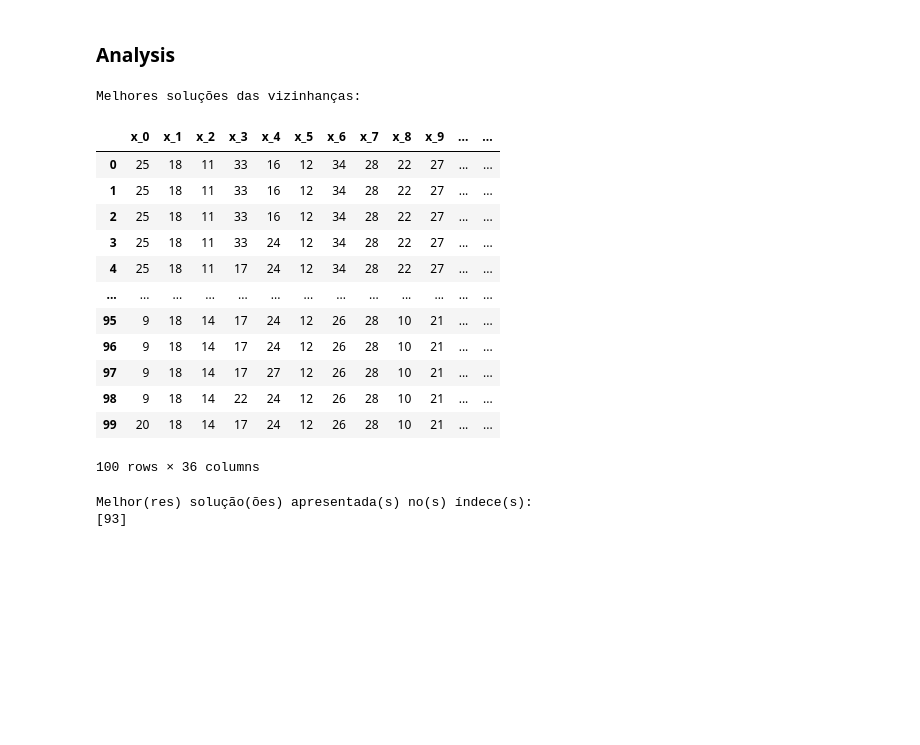
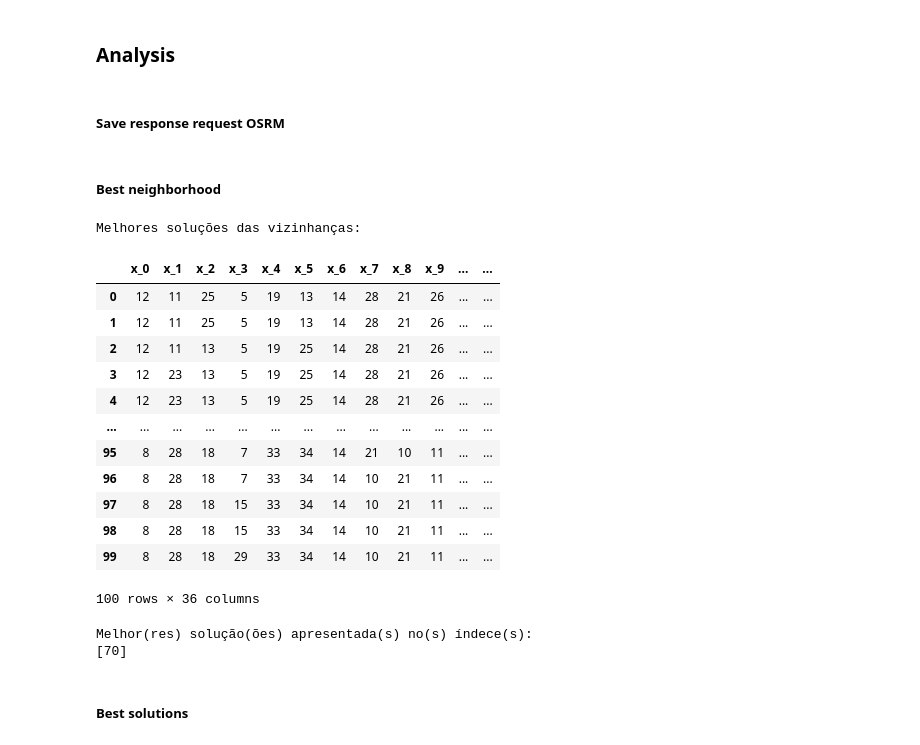
Before and after one commit to abner-lucas/Tabu-Search-CVRP, a Jupyter notebook: tabu_search_cvrp.ipynb, the cells around one changed output. Drawn from its saved outputs; the diff is of its cells as text; code cells hidden in the pictures; blank space fills up the shorter version.

Commit message:
execução de teste

```diff
--- a/tabu_search_cvrp.ipynb
+++ b/tabu_search_cvrp.ipynb
@@ -65,6 +65,7 @@ class TabuSearch:
         self.best_solutions = pd.DataFrame(columns=[f"x_{i}" for i in range(len(self.depot_net.deliveries))]+["y"])
         self.best_neighborhood = pd.DataFrame(columns=[f"x_{i}" for i in range(len(self.depot_net.deliveries))]+["y"])
         self.tabu_list = []
+        self.run()
 
     def generate_solution_initial(self):
         n = len(self.depot_net.deliveries)
@@ -123,7 +124,7 @@ class TabuSearch:
         neighbors = []
         neighbors_cost = []
         for _ in range(self.n_neighbors):
-            neighbor = self.swap(self.best_solution.copy())
+            neighbor = self.swap(self.solution.copy())
             while neighbor in neighbors:
                 neighbor = self.swap(self.solution.copy())
             neighbor_cost = self.solution_cost(neighbor)
@@ -149,6 +150,7 @@ class TabuSearch:
             self.solution = neighbors[0]
             #print(f'Mudou para melhor na iteração {iteration}')
             self.best_solution = neighbors[0]
+            self.udpate_best_neighborhood(neighbors[0], neighbors_cost[0])
         else:
             for l in range(self.n_neighbors):
                 indexs_swap = self.diference_solutions(self.solution, neighbors[l])
@@ -160,28 +162,38 @@ class TabuSearch:
                     self.tabu_list.append(indexs_swap)
                     self.solution = neighbors[l]
                     #print(f'Mudou para pior na iteração {iteration}')
+                    self.udpate_best_neighborhood(neighbors[l], neighbors_cost[l])
                     break
-        self.udpate_best_neighborhood(neighbors[0], neighbors_cost[0])
+
+    def progress_bar(self, i):
+        clear_output(wait=True)
+        pc = int(i/self.max_iterations*100)
+        logic_char = 0 if i == 1 else int(pc/2)
+        print(f"Executando iteração {i}/{self.max_iterations}:|{'█' * logic_char + '.' * (50 - logic_char)}|{pc}%",
+              end='\r', flush=True)
 
     def run(self):
         self.solution = self.generate_solution_initial()
         self.best_solution = self.solution
-        print(f'Solução inicial:\n{self.solution}{self.solution_cost(self.best_solution)}')
+        initial = [self.solution, self.solution_cost(self.solution)]
         for i in range(self.max_iterations):
-            print(f'Iteração {i+1}')
+            self.progress_bar(i+1)
             self.generate_neighbors(i)
             self.udpate_best_solutions(self.best_solution, self.solution_cost(self.best_solution))
-        print(f'Solução Final:\n{self.best_solution}{self.solution_cost(self.best_solution)}')
+        #limpar a tela
+        clear_output(wait=True)
+        print(f'Solução inicial:\n{initial[0]}\nCusto: {initial[1]}')
+        print(f'Após {i+1} iterações, temos:')
+        print(f'Solução Final:\n{self.best_solution}\nCusto: {self.solution_cost(self.best_solution)}')
 # %% [markdown]
 ### Run
 # %%
 depot_net = DepotNet(raw_data)
-max_iterations = 1000
-n_neighbors = 100
-tabu_list_size = 50
+max_iterations = 100
+n_neighbors = 10
+tabu_list_size = 5
 
+#Criar instância do algoritmo (com execução automática)
 tabu = TabuSearch(depot_net, max_iterations, n_neighbors, tabu_list_size)
-tabu.run()
-tabu.solution_cost(tabu.best_solution, save=True)
 # %% [output]
 Solução inicial:
@@ -205,32 +206,39 @@ Solução Final:
 # %% [markdown]
 ### Analysis
+# %% [markdown]
+##### Save response request OSRM
 # %%
 tabu.solution_cost(tabu.best_solution, save=True)
 
 with open('best_routes_cvrp.json', 'r') as outfile:
     data = json.load(outfile)
+# %% [markdown]
+##### Best neighborhood
 # %%
 print(f'Melhores soluções das vizinhanças:')
 display(tabu.best_neighborhood)
-index_best_neighborhood = tabu.best_neighborhood.loc[tabu.best_neighborhood["y"] == tabu.best_neighborhood["y"].min()].index
+best_cost_neighborhood = tabu.best_neighborhood["y"].min()
+index_best_neighborhood = tabu.best_neighborhood.loc[tabu.best_neighborhood["y"] == best_cost_neighborhood].index
 print(f'Melhor(res) solução(ões) apresentada(s) no(s) índece(s):\n{index_best_neighborhood.astype(int).tolist()}')
 # %% [output]
 Melhores soluções das vizinhanças:
 |  | x_0 | x_1 | x_2 | x_3 | x_4 | x_5 | x_6 | x_7 | x_8 | x_9 | ... | ... |
-| 0 | 25 | 18 | 11 | 33 | 16 | 12 | 34 | 28 | 22 | 27 | ... | ... |
-| 1 | 25 | 18 | 11 | 33 | 16 | 12 | 34 | 28 | 22 | 27 | ... | ... |
-| 2 | 25 | 18 | 11 | 33 | 16 | 12 | 34 | 28 | 22 | 27 | ... | ... |
-| 3 | 25 | 18 | 11 | 33 | 24 | 12 | 34 | 28 | 22 | 27 | ... | ... |
-| 4 | 25 | 18 | 11 | 17 | 24 | 12 | 34 | 28 | 22 | 27 | ... | ... |
+| 0 | 12 | 11 | 25 | 5 | 19 | 13 | 14 | 28 | 21 | 26 | ... | ... |
+| 1 | 12 | 11 | 25 | 5 | 19 | 13 | 14 | 28 | 21 | 26 | ... | ... |
+| 2 | 12 | 11 | 13 | 5 | 19 | 25 | 14 | 28 | 21 | 26 | ... | ... |
+| 3 | 12 | 23 | 13 | 5 | 19 | 25 | 14 | 28 | 21 | 26 | ... | ... |
+| 4 | 12 | 23 | 13 | 5 | 19 | 25 | 14 | 28 | 21 | 26 | ... | ... |
 | ... | ... | ... | ... | ... | ... | ... | ... | ... | ... | ... | ... | ... |
-| 95 | 9 | 18 | 14 | 17 | 24 | 12 | 26 | 28 | 10 | 21 | ... | ... |
-| 96 | 9 | 18 | 14 | 17 | 24 | 12 | 26 | 28 | 10 | 21 | ... | ... |
-| 97 | 9 | 18 | 14 | 17 | 27 | 12 | 26 | 28 | 10 | 21 | ... | ... |
-| 98 | 9 | 18 | 14 | 22 | 24 | 12 | 26 | 28 | 10 | 21 | ... | ... |
-| 99 | 20 | 18 | 14 | 17 | 24 | 12 | 26 | 28 | 10 | 21 | ... | ... |
+| 95 | 8 | 28 | 18 | 7 | 33 | 34 | 14 | 21 | 10 | 11 | ... | ... |
+| 96 | 8 | 28 | 18 | 7 | 33 | 34 | 14 | 10 | 21 | 11 | ... | ... |
+| 97 | 8 | 28 | 18 | 15 | 33 | 34 | 14 | 10 | 21 | 11 | ... | ... |
+| 98 | 8 | 28 | 18 | 15 | 33 | 34 | 14 | 10 | 21 | 11 | ... | ... |
+| 99 | 8 | 28 | 18 | 29 | 33 | 34 | 14 | 10 | 21 | 11 | ... | ... |
 100 rows × 36 columns
 Melhor(res) solução(ões) apresentada(s) no(s) índece(s):
-[93]
+[70]
+# %% [markdown]
+##### Best solutions
 # %%
 print(f'Melhores soluções globais por iteração:')
 display(tabu.best_solutions)
```
Also changed, not shown: parts of 6 cells of this notebook, 1 other file.
